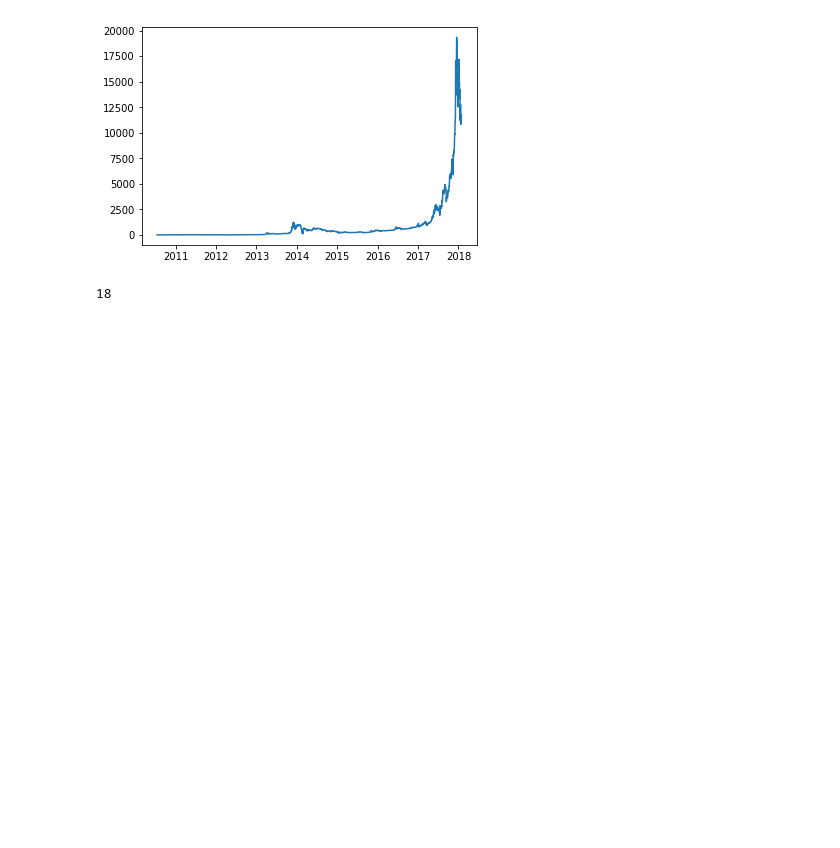
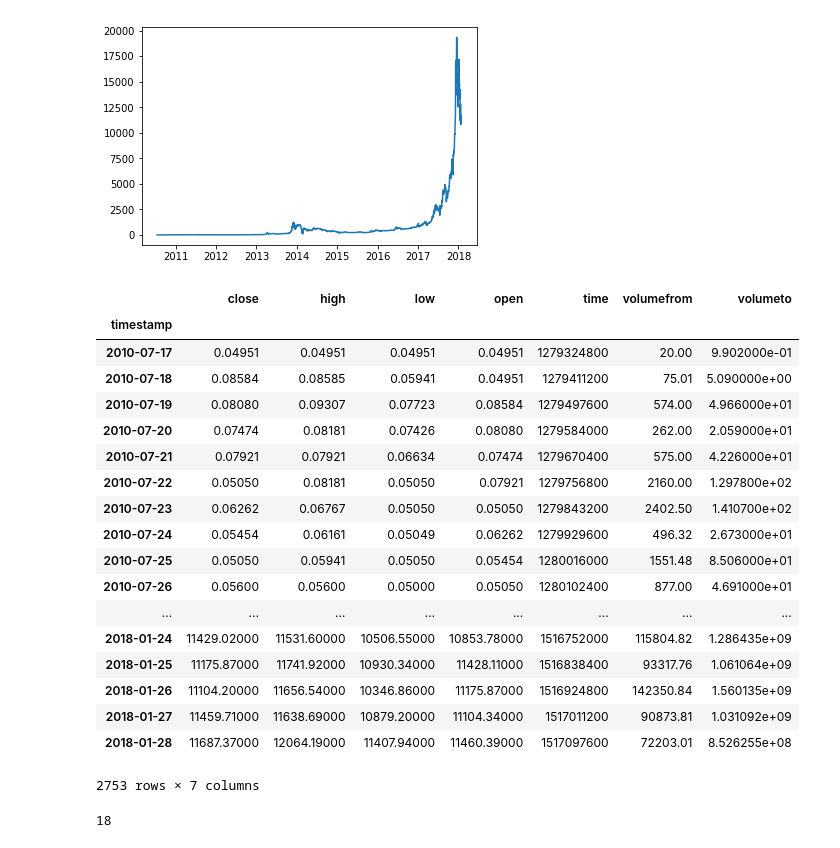
Before and after one commit to abdel-rahmen/crypto_learning, a Jupyter notebook: Projet DM.ipynb, the cells around one changed output. Saved outputs shown, nothing was run; the diff lists cells and outputs as text; code cells hidden in the pictures; blank space fills up the shorter version.

```diff
--- a/Projet DM.ipynb
+++ b/Projet DM.ipynb
@@ -46,7 +48,26 @@ Max time = 2751 days 23:00:00
 # %%
 df2 = df.set_index('timestamp')
 df2
-ecart = df2['close']-df2['open']
+# %% [output]
+|  | close | high | low | open | time | volumefrom | volumeto |
+| timestamp |  |  |  |  |  |  |  |
+| 2010-07-17 | 0.04951 | 0.04951 | 0.04951 | 0.04951 | 1279324800 | 20.00 | 9.902000e-01 |
+| 2010-07-18 | 0.08584 | 0.08585 | 0.05941 | 0.04951 | 1279411200 | 75.01 | 5.090000e+00 |
+| 2010-07-19 | 0.08080 | 0.09307 | 0.07723 | 0.08584 | 1279497600 | 574.00 | 4.966000e+01 |
+| 2010-07-20 | 0.07474 | 0.08181 | 0.07426 | 0.08080 | 1279584000 | 262.00 | 2.059000e+01 |
+| 2010-07-21 | 0.07921 | 0.07921 | 0.06634 | 0.07474 | 1279670400 | 575.00 | 4.226000e+01 |
+| 2010-07-22 | 0.05050 | 0.08181 | 0.05050 | 0.07921 | 1279756800 | 2160.00 | 1.297800e+02 |
+| 2010-07-23 | 0.06262 | 0.06767 | 0.05050 | 0.05050 | 1279843200 | 2402.50 | 1.410700e+02 |
+| 2010-07-24 | 0.05454 | 0.06161 | 0.05049 | 0.06262 | 1279929600 | 496.32 | 2.673000e+01 |
+| 2010-07-25 | 0.05050 | 0.05941 | 0.05050 | 0.05454 | 1280016000 | 1551.48 | 8.506000e+01 |
+| 2010-07-26 | 0.05600 | 0.05600 | 0.05000 | 0.05050 | 1280102400 | 877.00 | 4.691000e+01 |
+| ... | ... | ... | ... | ... | ... | ... | ... |
+| 2018-01-24 | 11429.02000 | 11531.60000 | 10506.55000 | 10853.78000 | 1516752000 | 115804.82 | 1.286435e+09 |
+| 2018-01-25 | 11175.87000 | 11741.92000 | 10930.34000 | 11428.11000 | 1516838400 | 93317.76 | 1.061064e+09 |
+| 2018-01-26 | 11104.20000 | 11656.54000 | 10346.86000 | 11175.87000 | 1516924800 | 142350.84 | 1.560135e+09 |
+| 2018-01-27 | 11459.71000 | 11638.69000 | 10879.20000 | 11104.34000 | 1517011200 | 90873.81 | 1.031092e+09 |
+| 2018-01-28 | 11687.37000 | 12064.19000 | 11407.94000 | 11460.39000 | 1517097600 | 72203.01 | 8.526255e+08 |
+2753 rows × 7 columns
 # %%
 pa = pd.read_csv('crypto_learning/results.csv', usecols=["Date","Value"])
 pa['Date'] = [pd.datetime.strptime(d, '%Y-%m-%d %H:%M:%S') for d in pa.Date]
```
Also changed, not shown: parts of 9 cells of this notebook.
